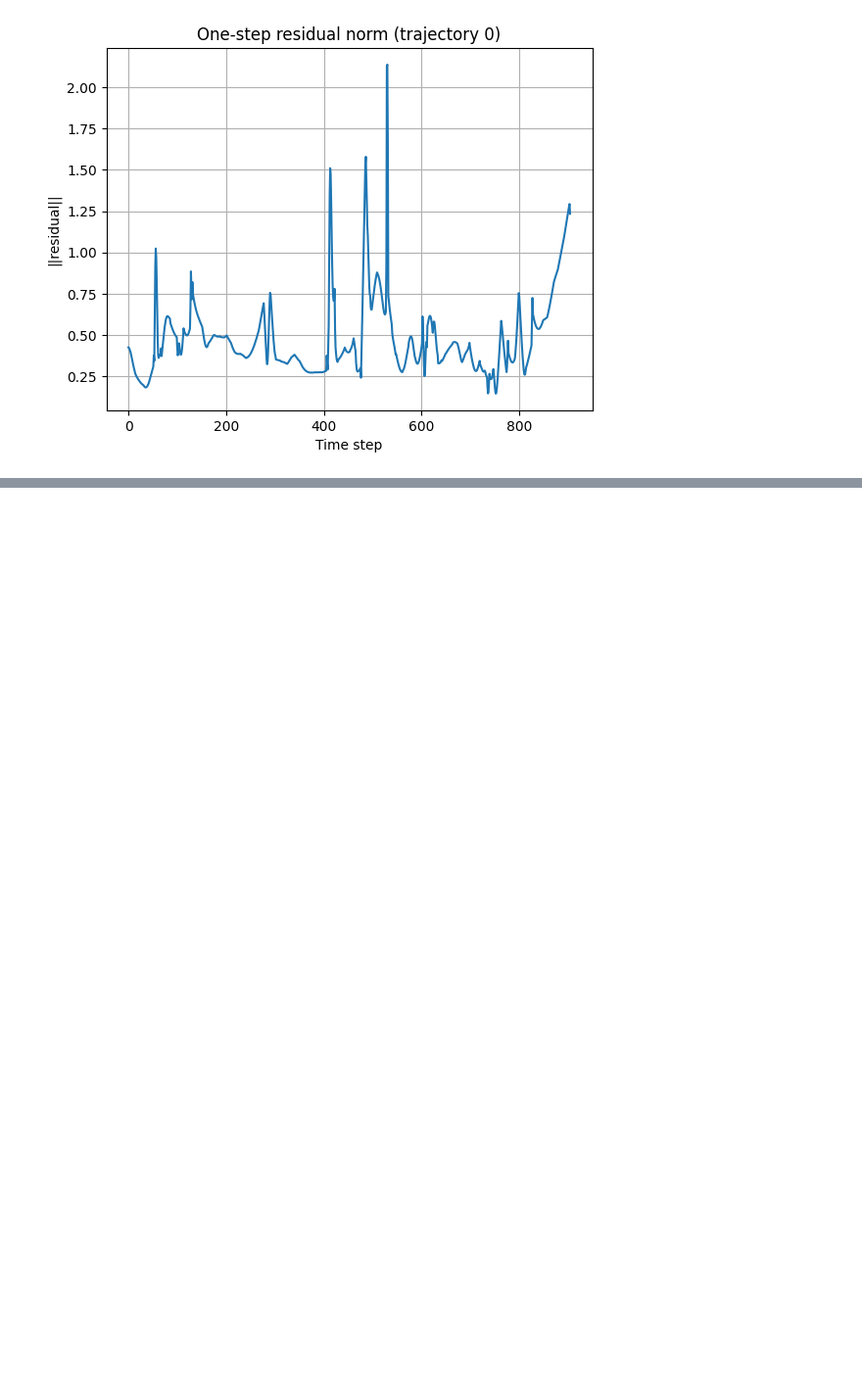
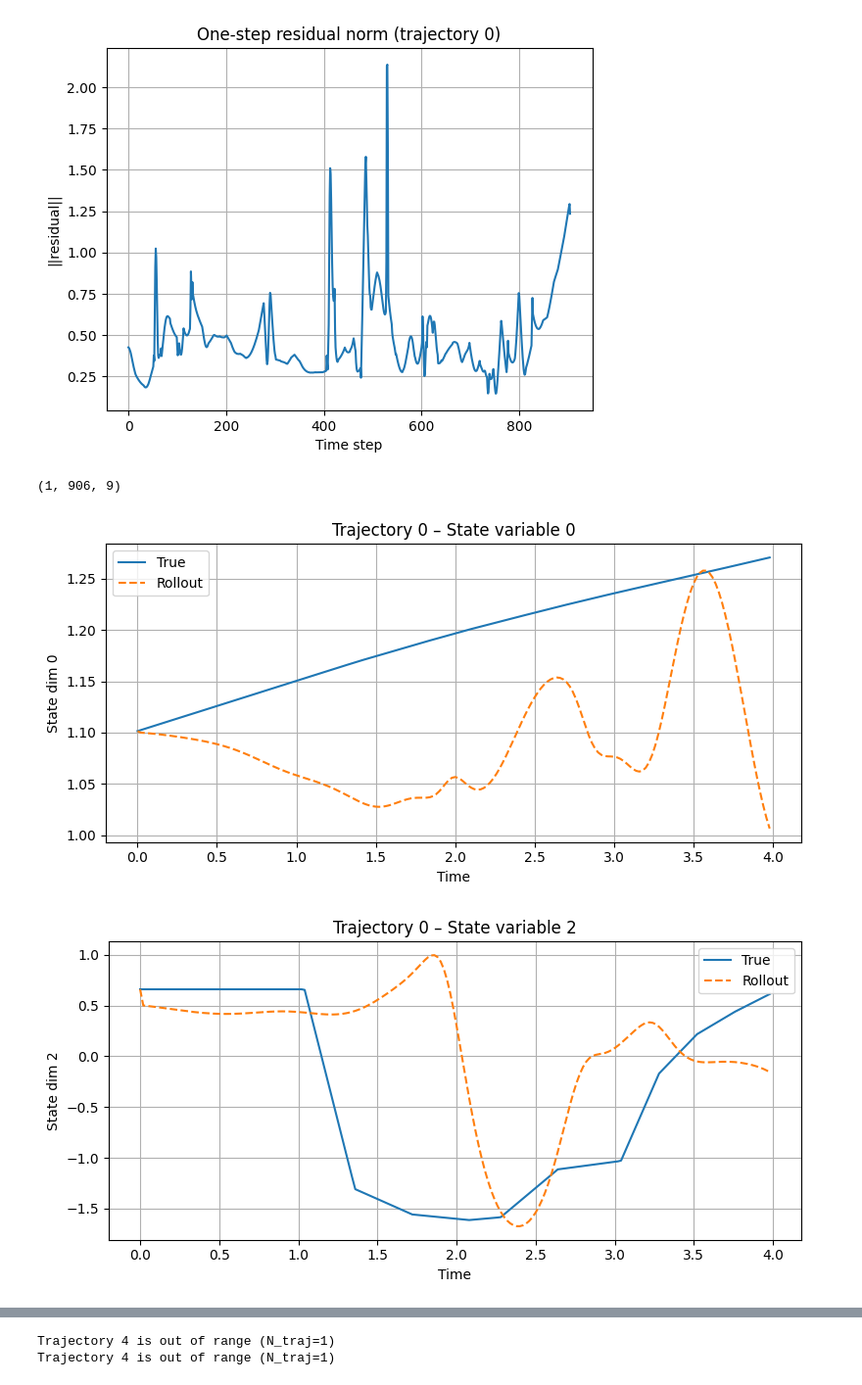
Before and after one commit to JLNeuroLab/SINDy-autoencoder, a Jupyter notebook: experiments/evaluate_sindyae.ipynb, the cells around one changed output, grey strips where cells are left out. Shown at 98% size. Saved outputs shown, nothing was run; the diff lists cells and outputs as text; code cells hidden in the pictures; blank space fills up the shorter version.

```diff
--- a/experiments/evaluate_sindyae.ipynb
+++ b/experiments/evaluate_sindyae.ipynb
@@ -174,3 +175,74 @@ plt.show()
 # %% [output]
 Residuals shape: torch.Size([1, 905, 9])
 [figure]
+# %%
+import numpy as np
+import torch
+import matplotlib.pyplot as plt
+
+# Select device
+device = "cuda" if torch.cuda.is_available() else "cpu"
+
+# Choose the evaluation dataset
+X_eval = X_test if "X_test" in globals() else X
+
+# Convert to numpy for plotting
+if isinstance(X_eval, torch.Tensor):
+    X_eval_np = X_eval.cpu().numpy()
+else:
+    X_eval_np = np.asarray(X_eval, dtype=float)
+
+print(X_eval_np.shape)
+N_traj, T, x_dim = X_eval_np.shape
+
+# --- Parameters to customize ---
+traj_indices = [0, 4, 4]     # which trajectories to visualize
+state_dims   = [0, 2, 8]     # which state variables to plot
+n_steps      = min(200, T)   # rollout horizon
+integrator   = "rk4"         # "euler" or "rk4"
+# --------------------------------
+
+# Time axis
+t_axis = np.arange(n_steps) * dt
+
+for traj in traj_indices:
+    if traj >= N_traj:
+        print(f"Trajectory {traj} is out of range (N_traj={N_traj})")
+        continue
+
+    # True trajectory
+    x_true = X_eval_np[traj, :n_steps, :]   # shape [n_steps, x_dim]
+    x0 = x_true[0]                          # initial state
+
+    # Convert and run rollout
+    x0_torch = torch.from_numpy(x0).float().to(device)
+    x_pred_rollout, _ = rollout_from_x0(
+        model,
+        x0_torch,
+        n_steps=n_steps,
+        dt=dt,
+        device=device,
+        integrator=integrator,
+    )
+    x_pred = x_pred_rollout[0].cpu().numpy()   # [n_steps, x_dim]
+
+    # Plot selected state dimensions
+    for d in state_dims:
+        if d >= x_dim:
+            print(f"State dim {d} is out of range (x_dim={x_dim})")
+            continue
+
+        plt.figure(figsize=(8, 4))
+        plt.plot(t_axis, x_true[:, d], label="True")
+        plt.plot(t_axis, x_pred[:, d], "--", label="Rollout")
+        plt.xlabel("Time")
+        plt.ylabel(f"State dim {d}")
+        plt.title(f"Trajectory {traj} – State variable {d}")
+        plt.legend()
+        plt.grid(True)
+        plt.tight_layout()
+        plt.show()
+# %% [output]
+(1, 906, 9)
+[figure, added]
+[figure, added]
@@ -176,0 +250,2 @@ Residuals shape: torch.Size([1, 905, 9])
+Trajectory 4 is out of range (N_traj=1)
+Trajectory 4 is out of range (N_traj=1)
```
Also changed, not shown: parts of 2 cells of this notebook, 3 other files.
